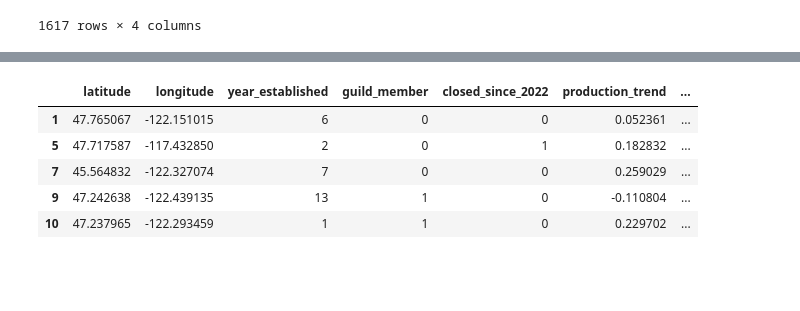
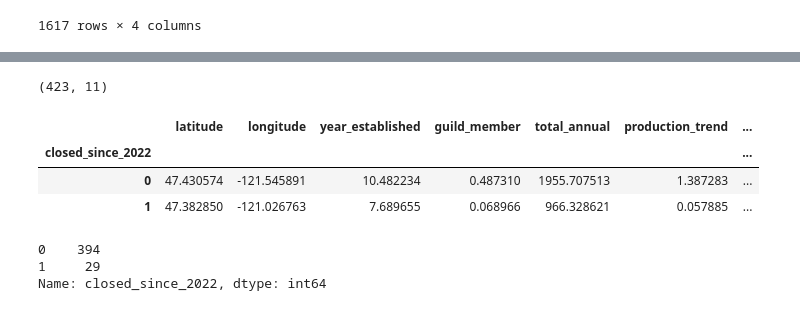
Before and after one commit to mckenzie-maidl/wa-brewers-guild, a Jupyter notebook: model_brewery_closed.ipynb, the cells around one changed output, grey strips where cells are left out. Cells and saved outputs as stored; diff of their text form; code cells hidden in the pictures; blank space fills up the shorter version.

```diff
--- a/model_brewery_closed.ipynb
+++ b/model_brewery_closed.ipynb
@@ -73,13 +120,44 @@ dataDF = pd.get_dummies(dataDF[['brewery_type', 'latitude', 'longitude',
 dataDF.dropna(inplace=True)
 # %%
-dataDF.head()
+dataDF.shape
 # %% [output]
-|  | latitude | longitude | year_established | guild_member | closed_since_2022 | production_trend | ... |
-| 1 | 47.765067 | -122.151015 | 6 | 0 | 0 | 0.052361 | ... |
-| 5 | 47.717587 | -117.432850 | 2 | 0 | 1 | 0.182832 | ... |
-| 7 | 45.564832 | -122.327074 | 7 | 0 | 0 | 0.259029 | ... |
-| 9 | 47.242638 | -122.439135 | 13 | 1 | 0 | -0.110804 | ... |
-| 10 | 47.237965 | -122.293459 | 1 | 1 | 0 | 0.229702 | ... |
+(423, 11)
+# %%
+# find the neighbors' production sizes
+from sklearn.neighbors import NearestNeighbors
+neigh = NearestNeighbors(n_neighbors=5)
+neigh.fit(dataDF[["longitude", "latitude"]])
+distances, indices = neigh.kneighbors(dataDF[["longitude", "latitude"]])
+
+# get the production size of neighbors
+neighbor_production_size_mean = []
+neighbor_production_size_max = []
+neighbor_production_size_min = []
+neighbor_production_size_std = []
+for i in range(len(indices)):
+    neighbor_production_size_mean.append(dataDF.iloc[indices[i][1:]]["total_annual"].mean())
+    neighbor_production_size_max.append(dataDF.iloc[indices[i][1:]]["total_annual"].max())
+    neighbor_production_size_min.append(dataDF.iloc[indices[i][1:]]["total_annual"].min())
+    neighbor_production_size_std.append(dataDF.iloc[indices[i][1:]]["total_annual"].std())
+
+dataDF["neighbor_production_size_mean"] = neighbor_production_size_mean
+dataDF["neighbor_production_size_max"] = neighbor_production_size_max
+dataDF["neighbor_production_size_min"] = neighbor_production_size_min
+dataDF["neighbor_production_size_std"] = neighbor_production_size_std
+# %%
+# stats for breweries closed since 2022
+dataDF.groupby("closed_since_2022").mean()
+# %% [output]
+|  | latitude | longitude | year_established | guild_member | total_annual | production_trend | ... |
+| closed_since_2022 |  |  |  |  |  |  | ... |
+| 0 | 47.430574 | -121.545891 | 10.482234 | 0.487310 | 1955.707513 | 1.387283 | ... |
+| 1 | 47.382850 | -121.026763 | 7.689655 | 0.068966 | 966.328621 | 0.057885 | ... |
+# %%
+dataDF["closed_since_2022"].value_counts()
+# %% [output]
+0    394
+1     29
+Name: closed_since_2022, dtype: int64
 # %%
 dataDF.shape
 # %% [output]
```
Also changed, not shown: parts of 16 cells of this notebook, 2 other files.
